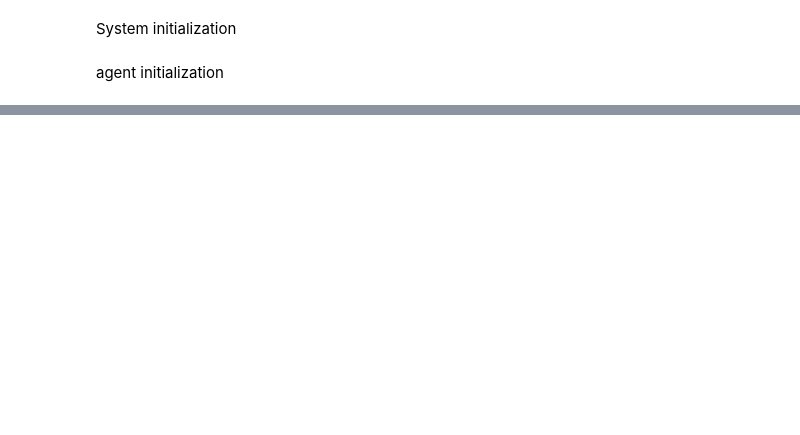
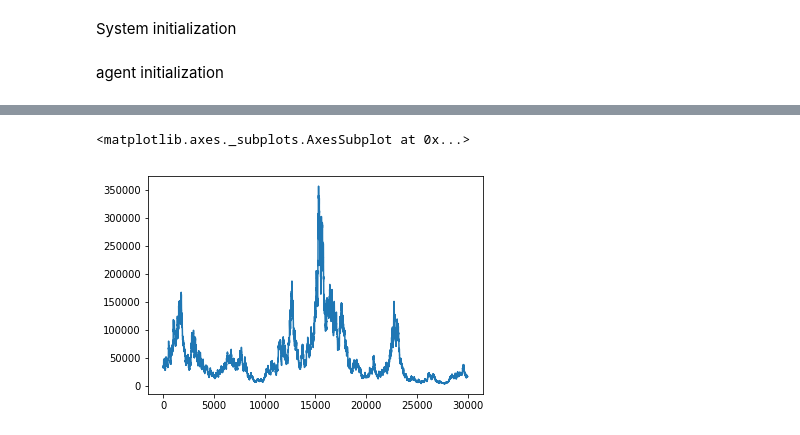
Before and after one commit to BlockScience/conviction, a Jupyter notebook: abc_sim.ipynb, the cells around one changed output, grey strips where cells are left out. Cells and saved outputs as stored; diff of their text form; code cells hidden in the pictures; blank space fills up the shorter version.

```diff
--- a/abc_sim.ipynb
+++ b/abc_sim.ipynb
@@ -349,6 +352,11 @@ Configurations: [<cadCAD.configuration.Configuration object at 0x...>, <cadCAD.c
 # %%
 experiment_index = 0
 df = results[experiment_index]['result']
+# %%
+df.funds.plot()
+# %% [output]
+<matplotlib.axes._subplots.AxesSubplot at 0x...>
+[figure, added]
 # %%
 df.funds.apply(np.log).plot()
 # %% [output]
```
Also changed, not shown: parts of 12 cells of this notebook.
